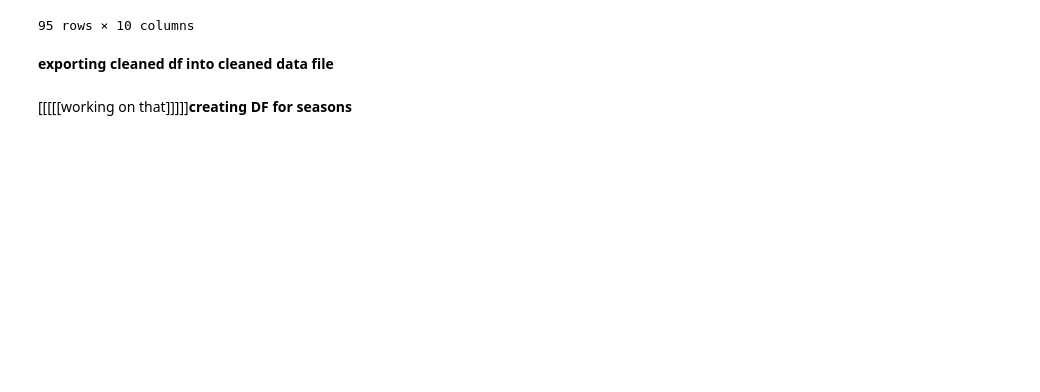
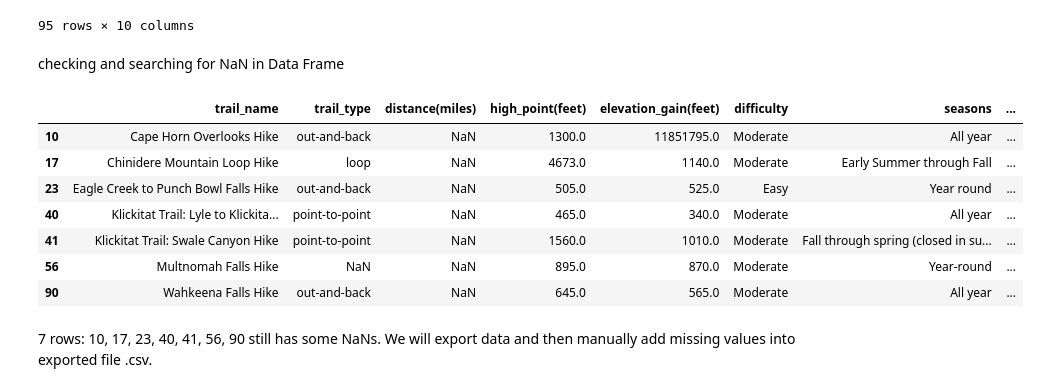
Before and after one commit to katmr27/Project3_Team10, a Jupyter notebook: cleaning_merging_data_Columbia_River_Gorge.ipynb, the cells around one changed output. Saved outputs shown, nothing was run; the diff lists cells and outputs as text; code cells hidden in the pictures; blank space fills up the shorter version.

```diff
--- a/1_cleaning_data_Columbia_River_Gorge.ipynb
+++ b/cleaning_merging_data_Columbia_River_Gorge.ipynb
@@ -277,12 +279,28 @@ family_friendly_df
 | 93 | Wind Mountain Hike | out-and-back | 2.9 | 1907.0 | 1185.0 | Moderate | Year round | ... |
 | 94 | Young Creek Bottomland Hike | out-and-back | 4.3 | 45.0 | 40.0 | Easy | Summer through falll | ... |
 95 rows × 10 columns
-# %% [markdown]
-**exporting cleaned df into cleaned data file**
+# %% [markdown]
+checking and searching for NaN in Data Frame
+# %%
+# Filtering rows where any column contains NaN
+nan_rows = family_friendly_df[family_friendly_df.isna().any(axis=1)]
+
+# Display the rows with NaN values
+nan_rows
+# %% [output]
+|  | trail_name | trail_type | distance(miles) | high_point(feet) | elevation_gain(feet) | difficulty | seasons | ... |
+| 10 | Cape Horn Overlooks Hike | out-and-back | NaN | 1300.0 | 11851795.0 | Moderate | All year | ... |
+| 17 | Chinidere Mountain Loop Hike | loop | NaN | 4673.0 | 1140.0 | Moderate | Early Summer through Fall | ... |
+| 23 | Eagle Creek to Punch Bowl Falls Hike | out-and-back | NaN | 505.0 | 525.0 | Easy | Year round | ... |
+| 40 | Klickitat Trail: Lyle to Klickita... | point-to-point | NaN | 465.0 | 340.0 | Moderate | All year | ... |
+| 41 | Klickitat Trail: Swale Canyon Hike | point-to-point | NaN | 1560.0 | 1010.0 | Moderate | Fall through spring (closed in su... | ... |
+| 56 | Multnomah Falls Hike | NaN | NaN | 895.0 | 870.0 | Moderate | Year-round | ... |
+| 90 | Wahkeena Falls Hike | out-and-back | NaN | 645.0 | 565.0 | Moderate | All year | ... |
+# %% [markdown]
+7 rows: 10, 17, 23, 40, 41, 56, 90 still has some NaNs.
+We will export data and then manually add missing values into exported file .csv.
 # %%
 # Exporting family friendly cleaned DataFrame as a CSV file.
 family_friendly_df.to_csv("resources/cleaned_data/family_friendly_df.csv", index=False)
 #exporting hazards_data with formatted headers
 hazards_data_clean.to_csv("resources/cleaned_data/hazards_data_clean_df.csv", index=False)
-# %% [markdown]
-[[[[[working on that]]]]]**creating DF for seasons**
```
Also changed, not shown: parts of 27 cells of this notebook, 10 other files.
